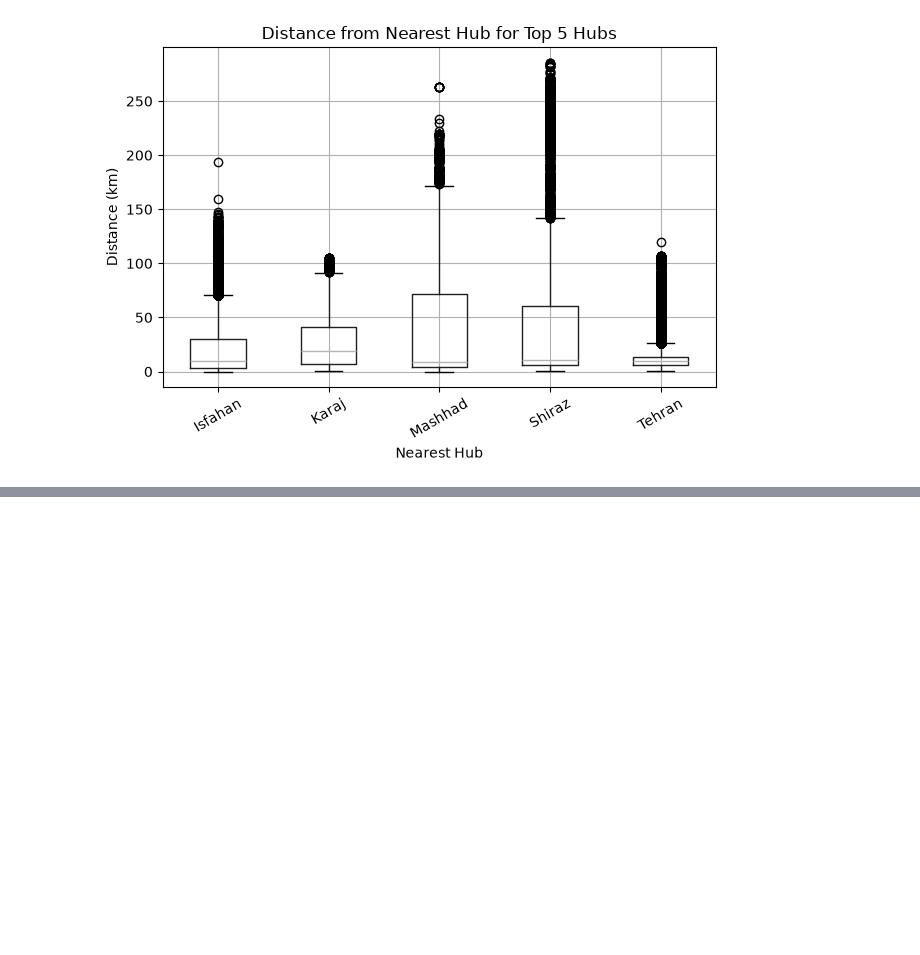
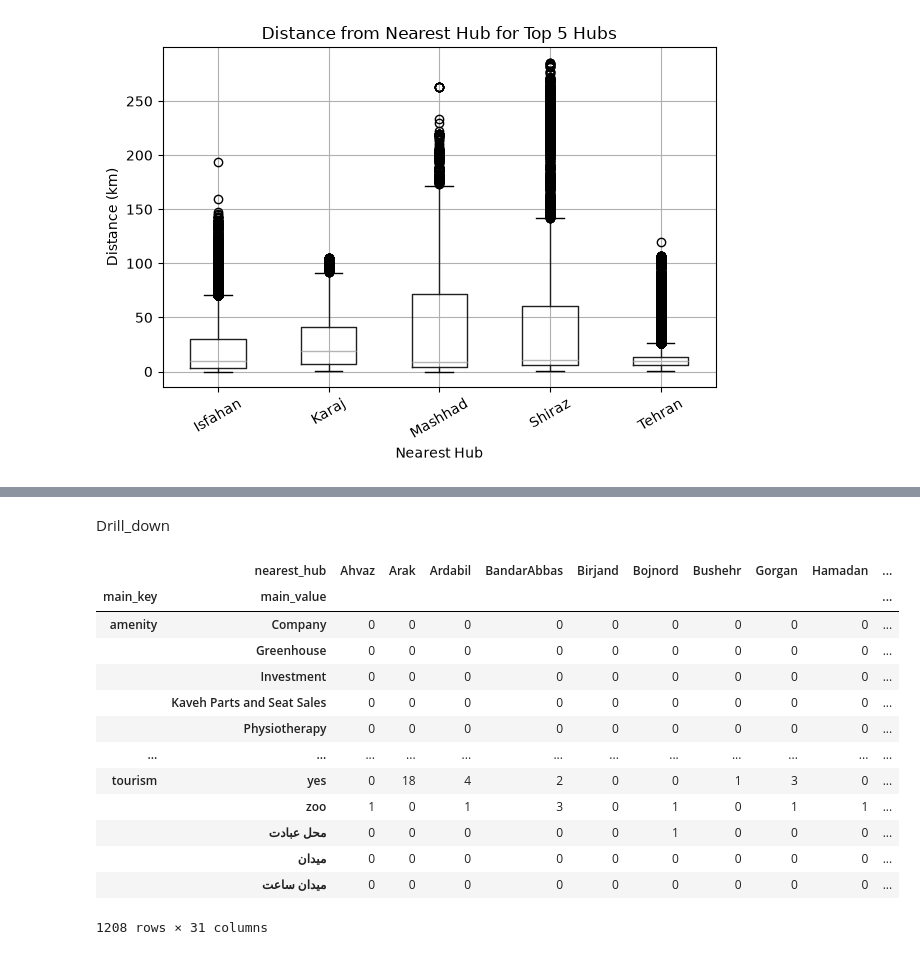
Before and after one commit to Ali-Karkhaneh1384/Data-Mining1, a Jupyter notebook: Data_Mining.ipynb, the cells around one changed output, grey strips where cells are left out. Cells and saved outputs as stored; diff of their text form; code cells hidden in the pictures; blank space fills up the shorter version.

```diff
--- a/Data_Mining.ipynb
+++ b/Data_Mining.ipynb
@@ -765,0 +825,27 @@ plt.show()
+# %% [markdown]
+Drill_down
+# %%
+data_cube = pd.pivot_table(
+    Full_data,
+    index=["main_key", "main_value"],
+    columns="nearest_hub",
+    aggfunc="size",
+    fill_value=0
+)
+
+display(data_cube)
+# %% [output]
+|  | nearest_hub | Ahvaz | Arak | Ardabil | BandarAbbas | Birjand | Bojnord | Bushehr | Gorgan | Hamadan | ... |
+| main_key | main_value |  |  |  |  |  |  |  |  |  | ... |
+| amenity | Company | 0 | 0 | 0 | 0 | 0 | 0 | 0 | 0 | 0 | ... |
+|  | Greenhouse | 0 | 0 | 0 | 0 | 0 | 0 | 0 | 0 | 0 | ... |
+|  | Investment | 0 | 0 | 0 | 0 | 0 | 0 | 0 | 0 | 0 | ... |
+|  | Kaveh Parts and Seat Sales | 0 | 0 | 0 | 0 | 0 | 0 | 0 | 0 | 0 | ... |
+|  | Physiotherapy | 0 | 0 | 0 | 0 | 0 | 0 | 0 | 0 | 0 | ... |
+| ... | ... | ... | ... | ... | ... | ... | ... | ... | ... | ... | ... |
+| tourism | yes | 0 | 18 | 4 | 2 | 0 | 0 | 1 | 3 | 0 | ... |
+|  | zoo | 1 | 0 | 1 | 3 | 0 | 1 | 0 | 1 | 1 | ... |
+|  | محل عبادت | 0 | 0 | 0 | 0 | 0 | 1 | 0 | 0 | 0 | ... |
+|  | میدان | 0 | 0 | 0 | 0 | 0 | 0 | 0 | 0 | 0 | ... |
+|  | میدان ساعت | 0 | 0 | 0 | 0 | 0 | 0 | 0 | 0 | 0 | ... |
+1208 rows × 31 columns
```
Also changed, not shown: parts of 7 cells of this notebook.
